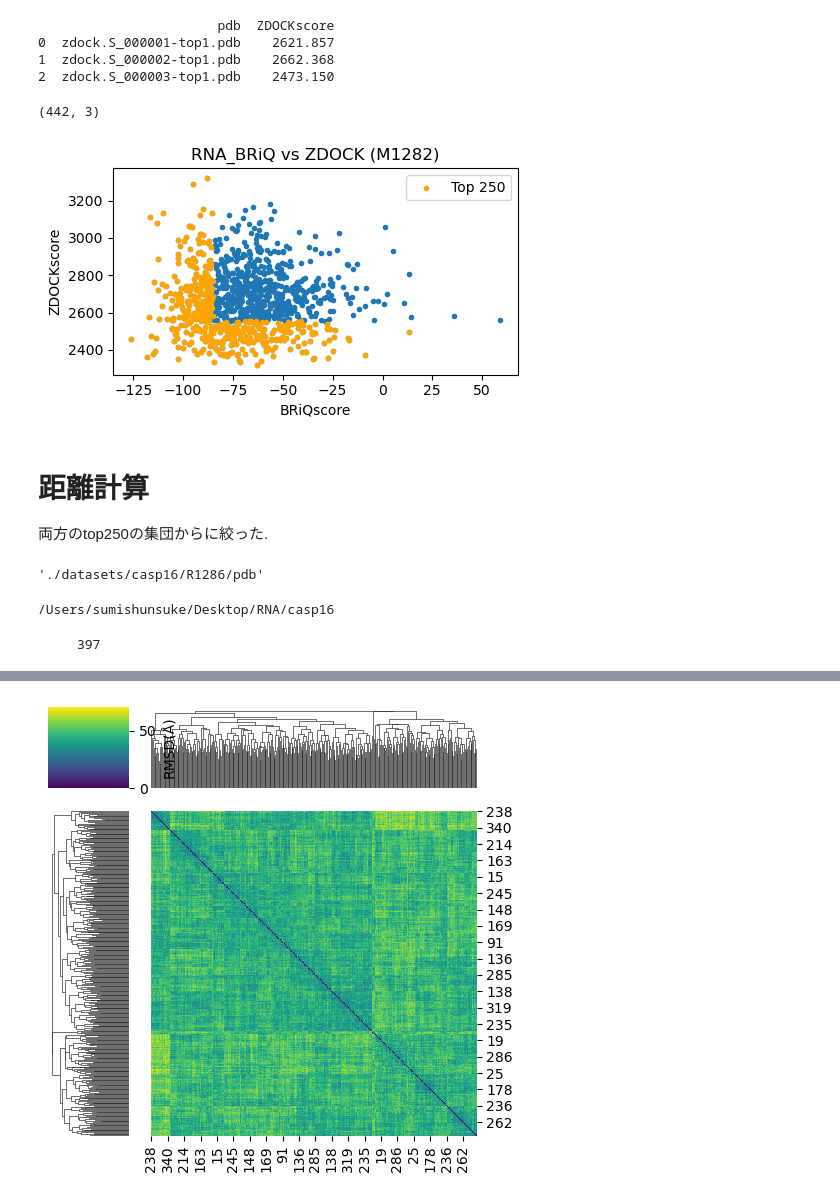
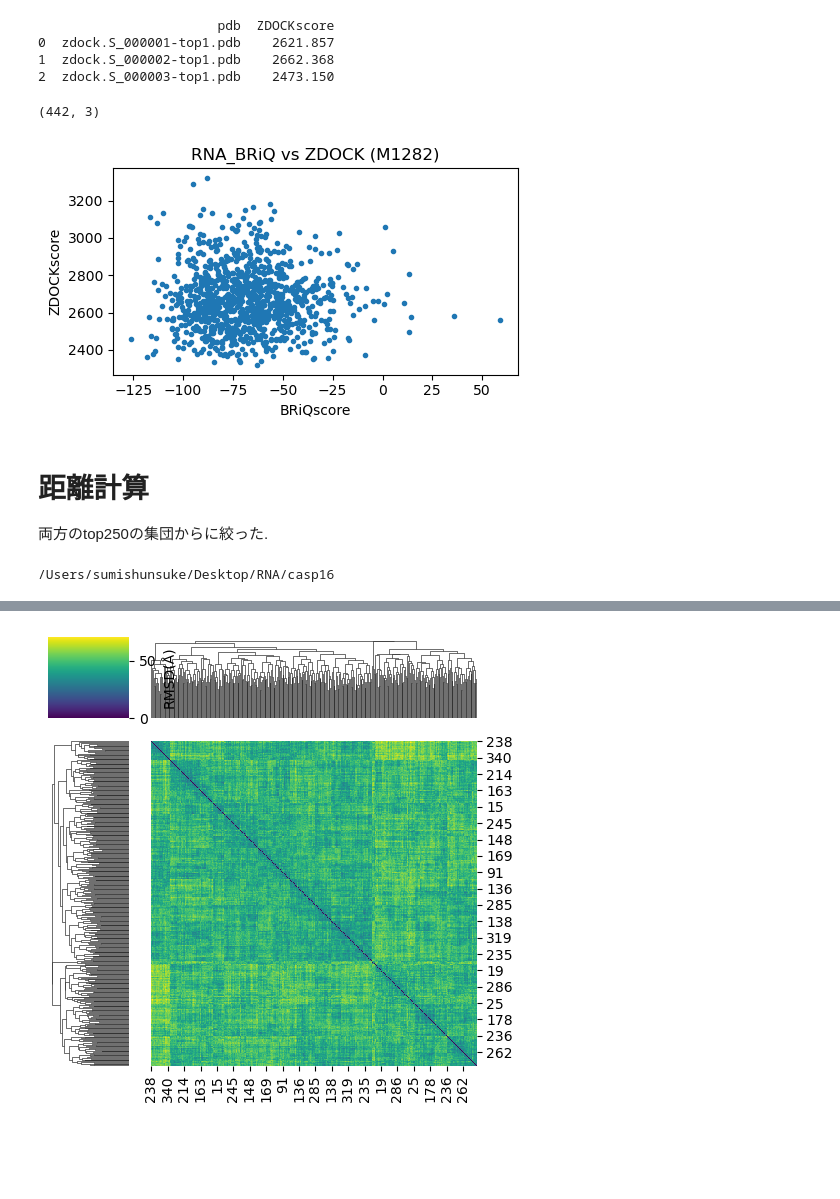
Before and after one commit to Shunsuke-1994/casp16, a Jupyter notebook: notebooks/R1282.ipynb, the cells around one changed output, grey strips where cells are left out. Saved outputs shown, nothing was run; the diff lists cells and outputs as text; code cells hidden in the pictures; blank space fills up the shorter version.

```diff
--- a/notebooks/R1282.ipynb
+++ b/notebooks/R1282.ipynb
@@ -110,35 +110,31 @@ df.to_csv(f"{pdb_dir}/{casp_id}_scores.csv", index=False)
 # %%
 import pandas as pd
 import os
 import matplotlib.pyplot as plt
 
 df_scores = pd.read_csv(f"{pdb_dir}/{casp_id}_scores.csv")
 
 
 n_take = 250
 df_briq_top = df_scores.sort_values("BRiQscore", ascending=True).head(n_take)
 df_farfar_top = df_scores.sort_values("ZDOCKscore", ascending=True).head(n_take)
 df_both_top = pd.concat([df_briq_top, df_farfar_top]).drop_duplicates()
 
 
 plt.figure(figsize=(5,3))
 plt.scatter(df_scores["BRiQscore"], df_scores["ZDOCKscore"], marker=".")
-plt.scatter(df_both_top["BRiQscore"], df_both_top["ZDOCKscore"], marker=".", color="orange", label=f"Top {n_take}")
-plt.legend()
+# plt.scatter(df_both_top["BRiQscore"], df_both_top["ZDOCKscore"], marker=".", color="orange", label=f"Top {n_take}")
+# plt.legend()
 plt.xlabel("BRiQscore")
 plt.ylabel("ZDOCKscore")
 plt.title(f"RNA_BRiQ vs ZDOCK ({casp_id})")
 
 print(df_both_top.shape)
 plt.tight_layout()
-# plt.savefig(f"{pdb_dir}/{casp_id}_scores.pdf")
+plt.savefig(f"{pdb_dir}/{casp_id}_scores.pdf")
 # %% [output]
 (442, 3)
-[figure, old version]
+[figure, new version]
 # %% [markdown]
 # 距離計算
 両方のtop250の集団からに絞った.
-# %%
-pdb_dir
-# %% [output]
-'./datasets/casp16/R1286/pdb'
@@ -158,11 +150,6 @@ import warnings
 warnings.filterwarnings('ignore')
 # %% [output]
 /Users/sumishunsuke/Desktop/RNA/casp16
-# %%
-top_pdb_dir = "./datasets/casp16/R1286/top_pdbs"
-!ls {top_pdb_dir} | wc -l
-# %% [output]
-     397
 # %%
 !time python scripts/calc_rmsd.py --pdb_dir {top_pdb_dir} --cpu 8
 # %% [output]
```
Also changed, not shown: parts of 1 cell of this notebook.
